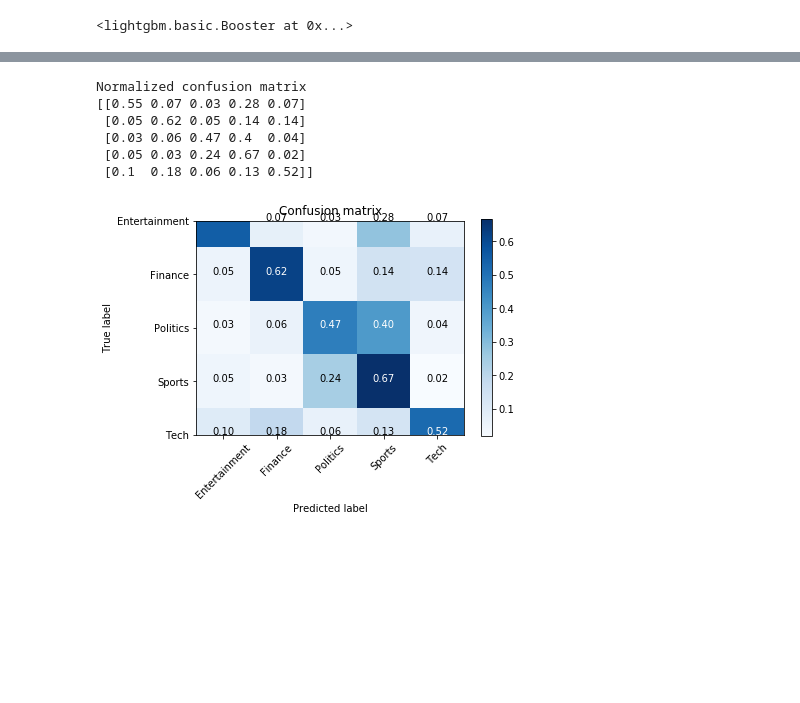
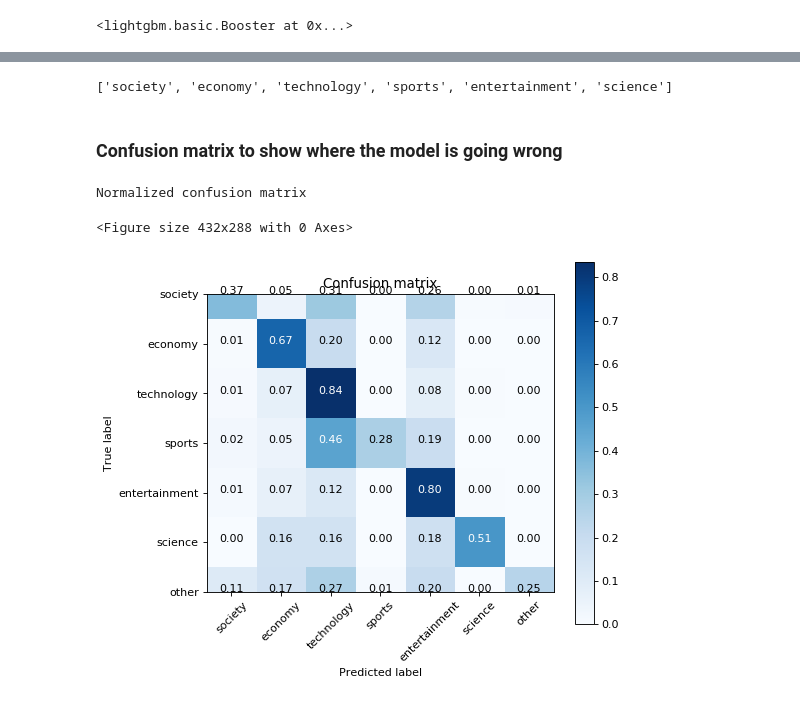
Before and after one commit to sudevschiz/tgnews, a Jupyter notebook: category_classifier.ipynb, the cells around one changed output, grey strips where cells are left out. Drawn from its saved outputs; the diff is of its cells as text; code cells hidden in the pictures; blank space fills up the shorter version.

```diff
--- a/category_classifier.ipynb
+++ b/category_classifier.ipynb
@@ -74,5 +320,5 @@ def setup_data_for_training(df,drop_cols = ['label']):
 # %%
-train_data,val_data,test_data,y_label_map = setup_data_for_training(df,['label'])
+train_data,val_data,test_data = setup_data_for_training(df,['label'])
 # %%
 train_data.data.shape,val_data.data.shape,test_data.data.shape
 # %% [output]
@@ -83,14 +333,14 @@ train_data.data.shape,val_data.data.shape,test_data.data.shape
 #
 parameters = {
           "objective" : "multiclass",
-          "num_class" : 5,
+          "num_class" : 7,
           "num_leaves" : 60,
           "max_depth": -1,
           "learning_rate" : 0.1,
           "bagging_fraction" : 0.9,  # subsample
           "feature_fraction" : 0.9,  # colsample_bytree
           "bagging_freq" : 5,        # subsample_freq
-          "bagging_seed" : 2018,
+          "bagging_seed" : 802,
           "verbosity" : -1 }
 # %%
 %%time
@@ -171,6 +392,22 @@ pred_df.iloc[:,300:].to_csv('Data/Training_Data/all_data_test_set_pred.csv',inde
+# %%
+# Function to predic thte label
+def predict_label(df_test,model):
+    '''Make the prediction using LightGBM prediction
+    method. Return the class with maximum probability
+
+    TODO : There should be better logic in choosing
+    the final label'''
+    # TODO : Implement other logic for the predction
+    y_pred = model.predict(df_test)
+    max_p_index = np.argmax(y_pred,axis=1)
+    label = labelize_numeric(max_p_index)
+    return label
 # %%
+y_pred = predict_label(test_data.data,model)
+
+y_orig = labelize_numeric(test_data.label)
+
 from sklearn.metrics import confusion_matrix
-
 from matplotlib import pyplot as plt
 def plot_confusion_matrix(cm, classes,
                           normalize=False,
@@ -188,7 +425,8 @@ def plot_confusion_matrix(cm, classes,
     else:
         print('Confusion matrix, without normalization')
 
-    print(cm)
+
+    plt.figure(figsize=(7, 6), dpi= 80, facecolor='w', edgecolor='k')
 
     plt.imshow(cm, interpolation='nearest', cmap=cmap)
     plt.title(title)
@@ -207,17 +445,19 @@ def plot_confusion_matrix(cm, classes,
     plt.ylabel('True label')
     plt.xlabel('Predicted label')
 
-cnf_matrix = confusion_matrix(pred_df['original_label'], pred_df['max_p_label'],labels=y_label_map)
+cnf_matrix = confusion_matrix(y_orig, y_pred)
 np.set_printoptions(precision=2)
+# %%
+labelize_numeric(range(0,6))
+# %% [output]
+['society', 'economy', 'technology', 'sports', 'entertainment', 'science']
+# %% [markdown]
+### Confusion matrix to show where the model is going wrong
 # %%
 # Plot non-normalized confusion matrix
 plt.figure()
-plot_confusion_matrix(cnf_matrix, classes=y_label_map,normalize=True)
+plot_confusion_matrix(cnf_matrix, classes=labelize_numeric(range(0,7)),normalize=True)
 # %% [output]
 Normalized confusion matrix
-[[0.55 0.07 0.03 0.28 0.07]
- [0.05 0.62 0.05 0.14 0.14]
- [0.03 0.06 0.47 0.4  0.04]
- [0.05 0.03 0.24 0.67 0.02]
- [0.1  0.18 0.06 0.13 0.52]]
+<Figure size 432x288 with 0 Axes>
-[figure, old version]
+[figure, new version]
```
Also changed, not shown: parts of 56 cells of this notebook, 17 other files.
